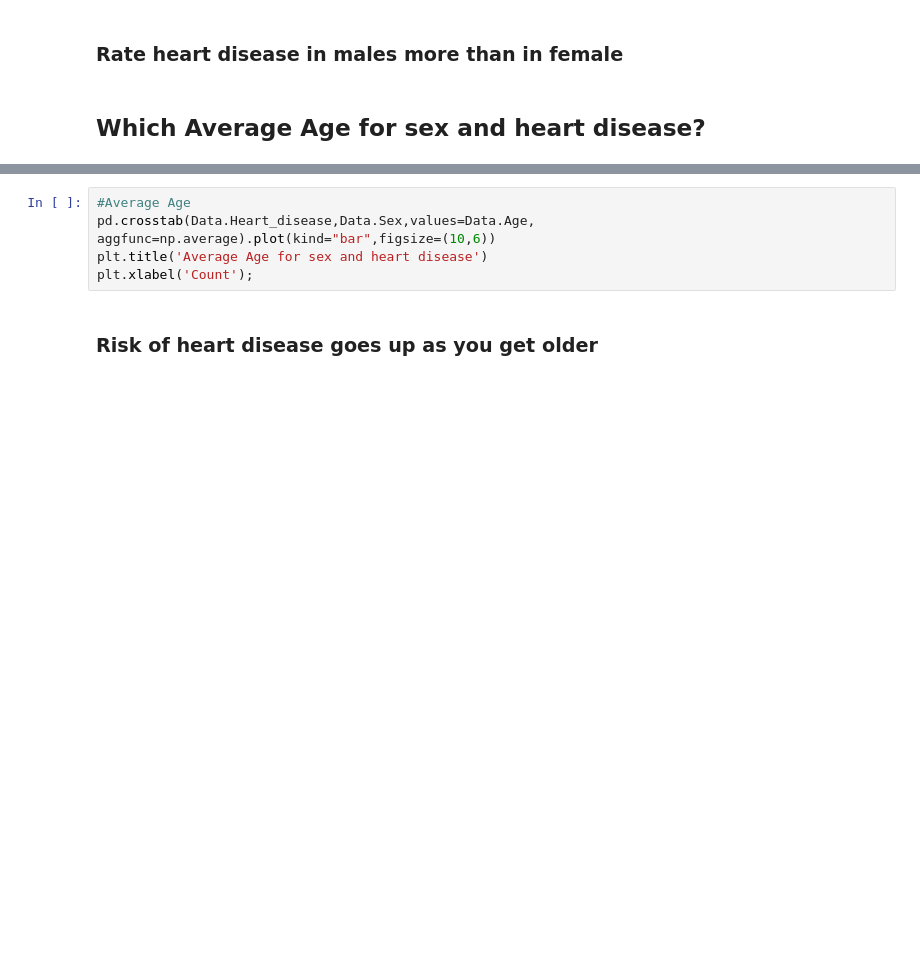
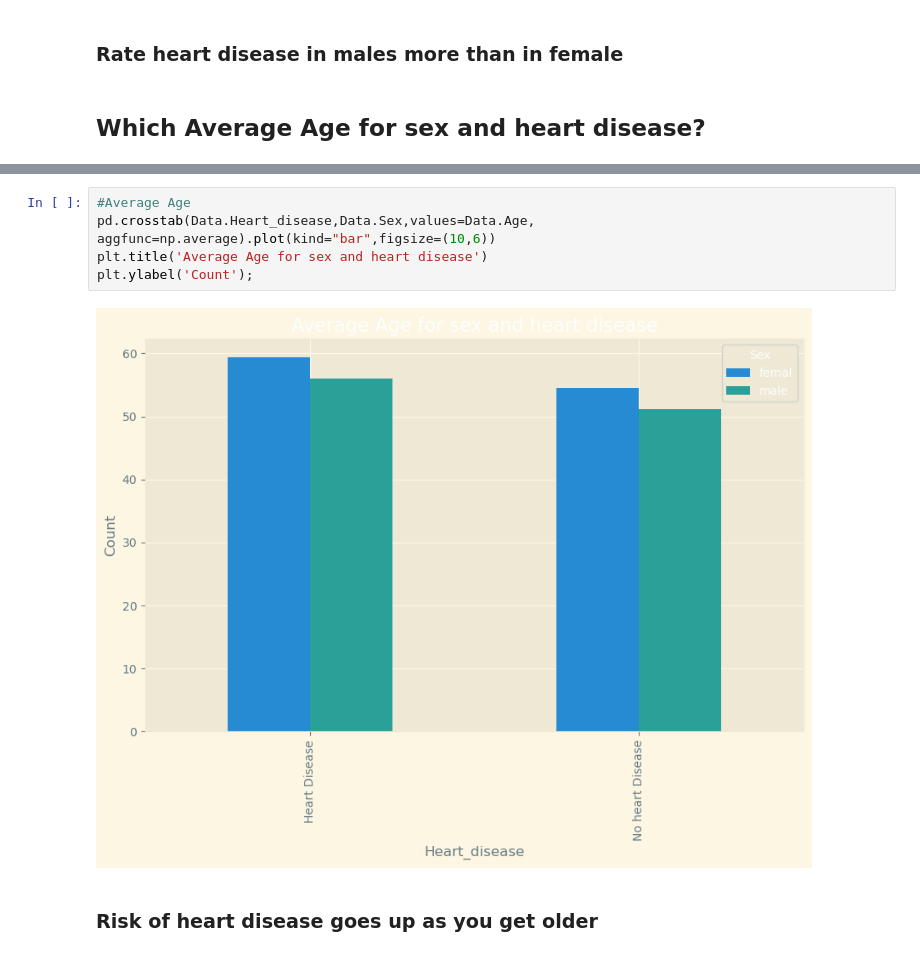
Before and after one commit to Tuwaiq-Data-Science-Bootcamp-V2/Bootcamp-Project-2, a Jupyter notebook: Project2.ipynb, the cells around one changed output, grey strips where cells are left out. Cells and saved outputs as stored; diff of their text form; blank space fills up the shorter version.

```diff
--- a/Project2.ipynb
+++ b/Project2.ipynb
@@ -163,8 +181,10 @@ pd.crosstab(Data.Heart_disease,Data.Sex,values=Data.Age, aggfunc=np.average)
 # %%
 #Average Age
 pd.crosstab(Data.Heart_disease,Data.Sex,values=Data.Age, aggfunc=np.average).plot(kind="bar",figsize=(10,6))
 plt.title('Average Age for sex and heart disease')
-plt.xlabel('Count');
+plt.ylabel('Count');
+# %% [output]
+[figure, added]
 # %% [markdown]
 ### Risk of heart disease goes up as you get older
 # %% [markdown]
```
Also changed, not shown: parts of 24 cells of this notebook.
